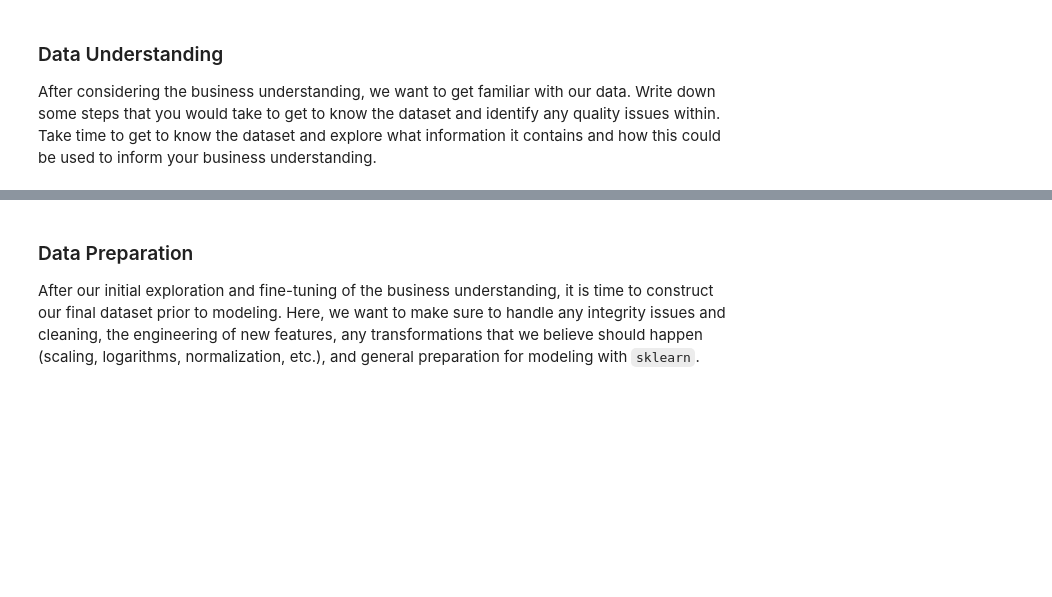
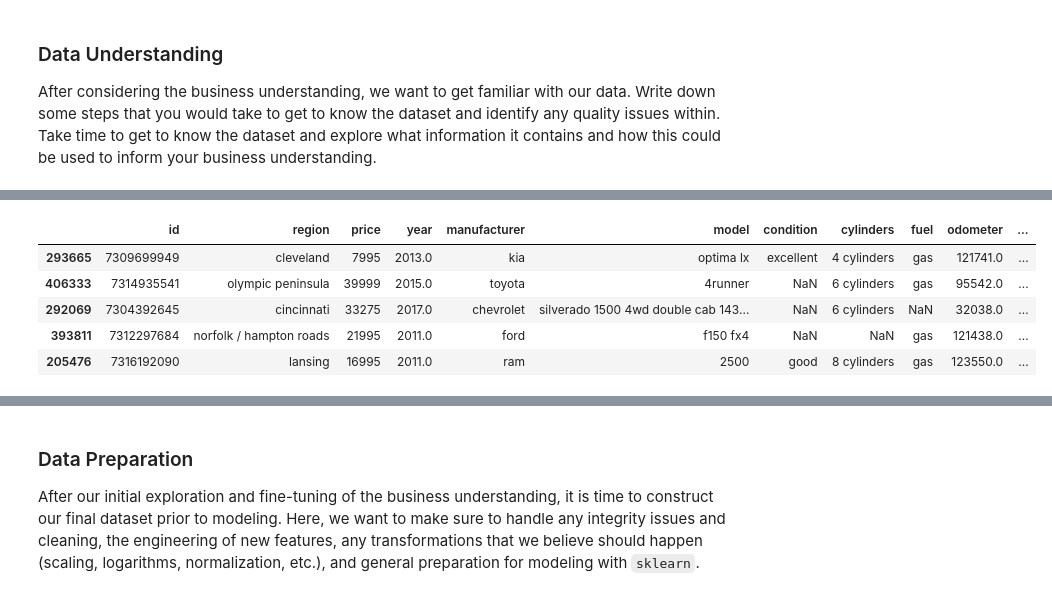
Before and after one commit to pasmith/ucb-mlai-mod-11, a Jupyter notebook: prompt_II.ipynb, the cells around one changed output, grey strips where cells are left out. Saved outputs shown, nothing was run; the diff lists cells and outputs as text; code cells hidden in the pictures; blank space fills up the shorter version.

```diff
--- a/prompt_II.ipynb
+++ b/prompt_II.ipynb
@@ -82,0 +161,9 @@ After considering the business understanding, we want to get familiar with our d
+# %%
+cars.sample(5)
+# %% [output]
+|  | id | region | price | year | manufacturer | model | condition | cylinders | fuel | odometer | ... |
+| 293665 | 7309699949 | cleveland | 7995 | 2013.0 | kia | optima lx | excellent | 4 cylinders | gas | 121741.0 | ... |
+| 406333 | 7314935541 | olympic peninsula | 39999 | 2015.0 | toyota | 4runner | NaN | 6 cylinders | gas | 95542.0 | ... |
+| 292069 | 7304392645 | cincinnati | 33275 | 2017.0 | chevrolet | silverado 1500 4wd double cab 143... | NaN | 6 cylinders | NaN | 32038.0 | ... |
+| 393811 | 7312297684 | norfolk / hampton roads | 21995 | 2011.0 | ford | f150 fx4 | NaN | NaN | gas | 121438.0 | ... |
+| 205476 | 7316192090 | lansing | 16995 | 2011.0 | ram | 2500 | good | 8 cylinders | gas | 123550.0 | ... |
```
Also changed, not shown: parts of 15 cells of this notebook.
